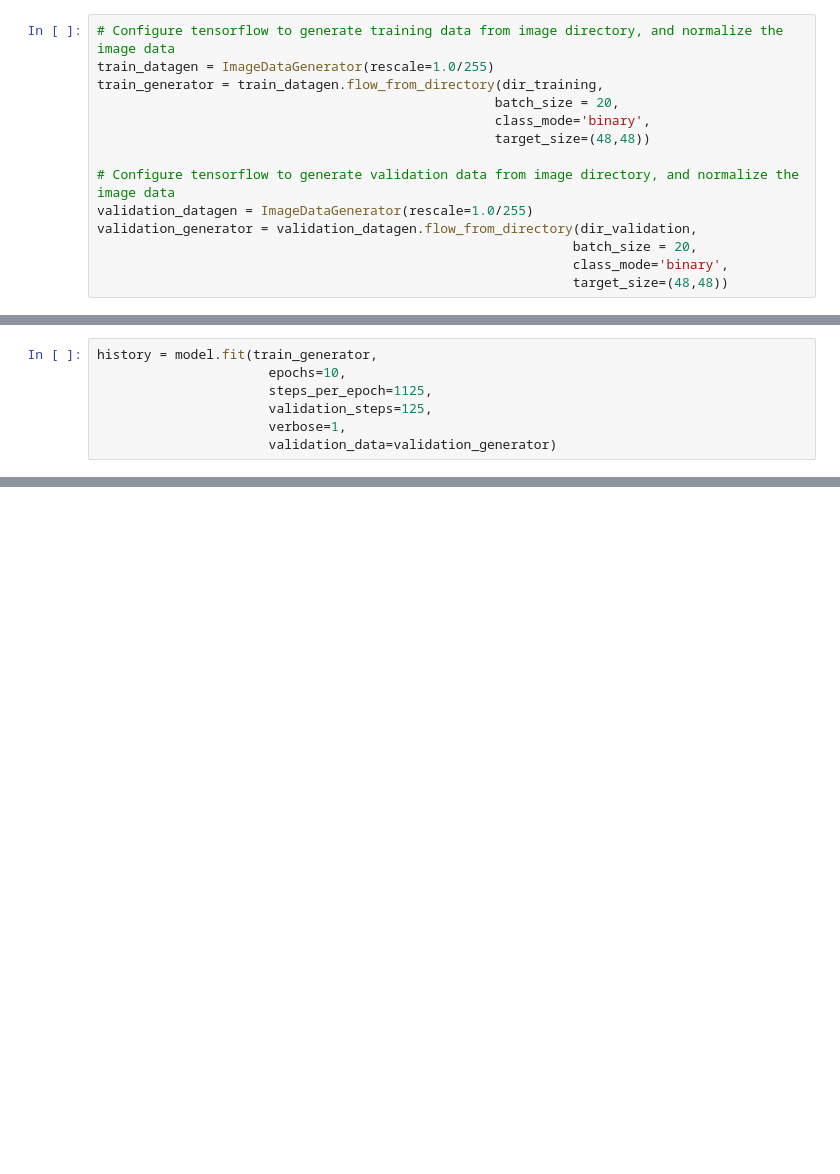
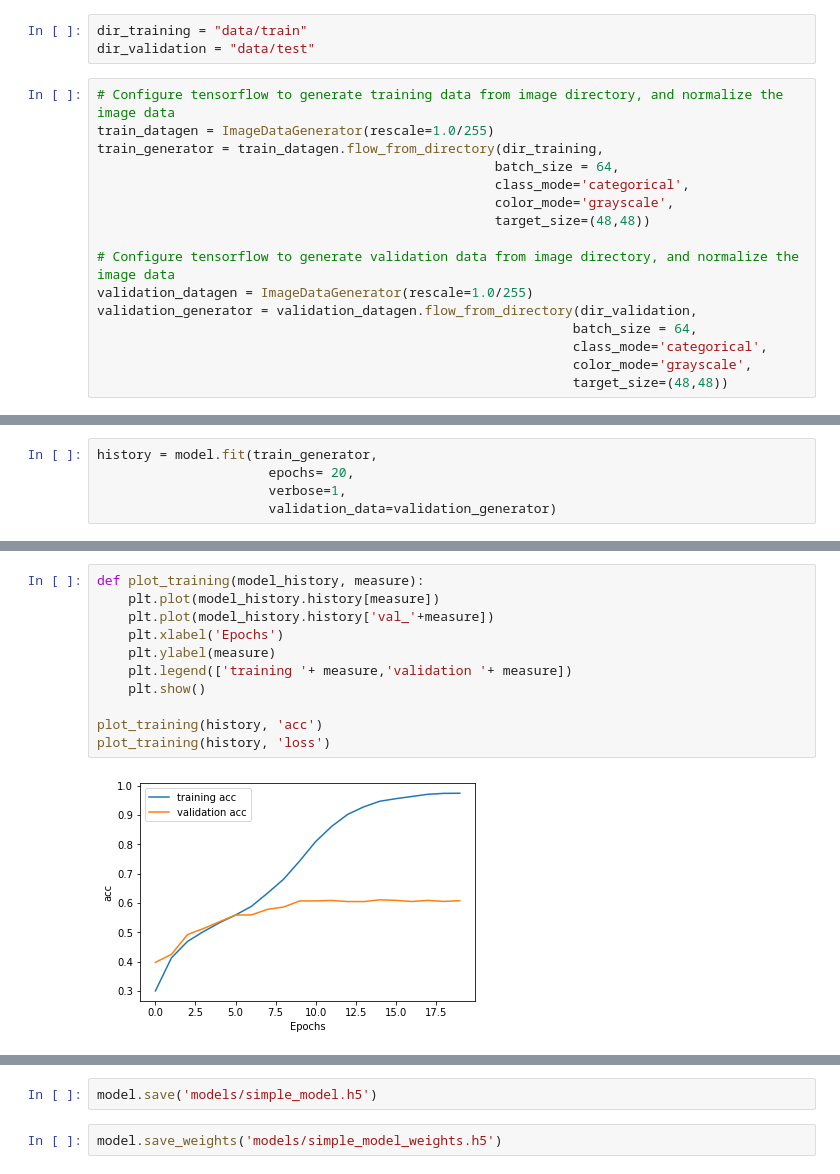
Before and after one commit to cphyland/Final_Project_Emojify, a Jupyter notebook: image_classification_model_template.ipynb, the cells around one changed output, grey strips where cells are left out. Saved outputs shown, nothing was run; the diff lists cells and outputs as text; blank space fills up the shorter version.

Commit message:
updated files paths and out of date code in the training code sample

```diff
--- a/image_classification_model_template.ipynb
+++ b/image_classification_model_template.ipynb
@@ -4,14 +9,19 @@ tmp_train = os.path.join(data_path,"train")
+# %%
+dir_training = "data/train"
+dir_validation = "data/test"
 # %%
 # Configure tensorflow to generate training data from image directory, and normalize the image data
 train_datagen = ImageDataGenerator(rescale=1.0/255)
 train_generator = train_datagen.flow_from_directory(dir_training,
-                                                   batch_size = 20,
-                                                   class_mode='binary',
+                                                   batch_size = 64,
+                                                   class_mode='categorical',
+                                                   color_mode='grayscale',
                                                    target_size=(48,48))
 
 # Configure tensorflow to generate validation data from image directory, and normalize the image data
 validation_datagen = ImageDataGenerator(rescale=1.0/255)
 validation_generator = validation_datagen.flow_from_directory(dir_validation,
-                                                             batch_size = 20,
-                                                             class_mode='binary',
+                                                             batch_size = 64,
+                                                             class_mode='categorical',
+                                                             color_mode='grayscale',
                                                              target_size=(48,48))
@@ -41,8 +59,6 @@ model.compile(optimizer=RMSprop(learning_rate=0.001),
               metrics=['acc'])
 # %%
 history = model.fit(train_generator,
-                      epochs=10,
-                      steps_per_epoch=1125,
-                      validation_steps=125,
+                      epochs= 20,
                       verbose=1,
                       validation_data=validation_generator)
@@ -48,0 +83,13 @@ history = model.fit(train_generator,
+# %%
+def plot_training(model_history, measure):
+    plt.plot(model_history.history[measure])
+    plt.plot(model_history.history['val_'+measure])
+    plt.xlabel('Epochs')
+    plt.ylabel(measure)
+    plt.legend(['training '+ measure,'validation '+ measure])
+    plt.show()
+
+plot_training(history, 'acc')
+plot_training(history, 'loss')
+# %% [output]
+[figure, added]
@@ -48,0 +97,4 @@ history = model.fit(train_generator,
+# %%
+model.save('models/simple_model.h5')
+# %%
+model.save_weights('models/simple_model_weights.h5')
```
Also changed, not shown: parts of 6 cells of this notebook, 8 other files.
